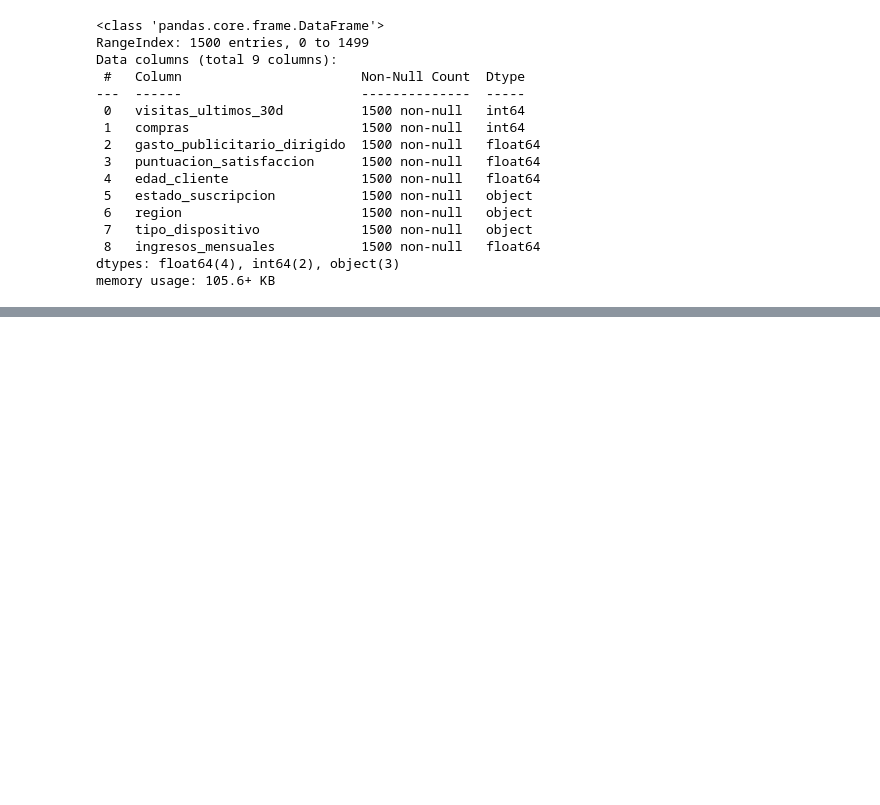
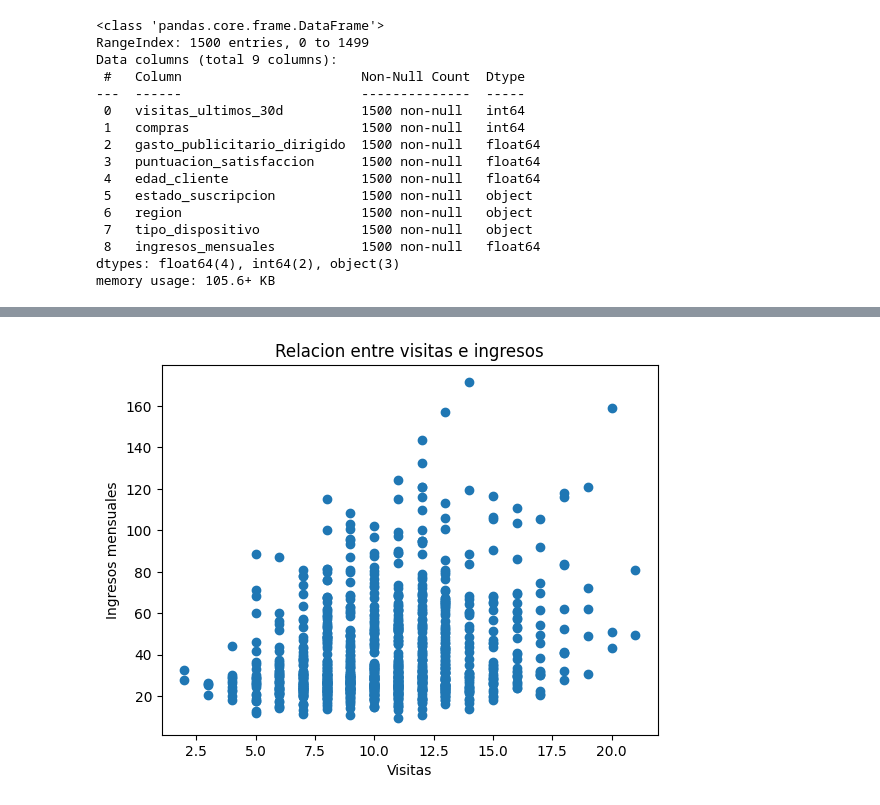
Before and after one commit to datagroundr4/dataanalysis, a Jupyter notebook: market_dataset.ipynb, the cells around one changed output, grey strips where cells are left out. Saved outputs shown, nothing was run; the diff lists cells and outputs as text; code cells hidden in the pictures; blank space fills up the shorter version.

```diff
--- a/market_dataset.ipynb
+++ b/market_dataset.ipynb
@@ -37,0 +64,2 @@ memory usage: 105.6+ KB
+# %%
+df_mrkt_clean = df_market[df_market['ingresos_mensuales'] > 0]
@@ -37,0 +74,9 @@ memory usage: 105.6+ KB
+# %%
+plt.figure()
+plt.scatter(df_mrkt_clean['visitas_ultimos_30d'], df__mrkt_clean['ingresos_mensuales'])
+plt.xlabel('Visitas')
+plt.ylabel('Ingresos mensuales')
+plt.title('Relacion entre visitas e ingresos')
+plt.show()
+# %% [output]
+[figure, added]
```
Also changed, not shown: parts of 18 cells of this notebook.
